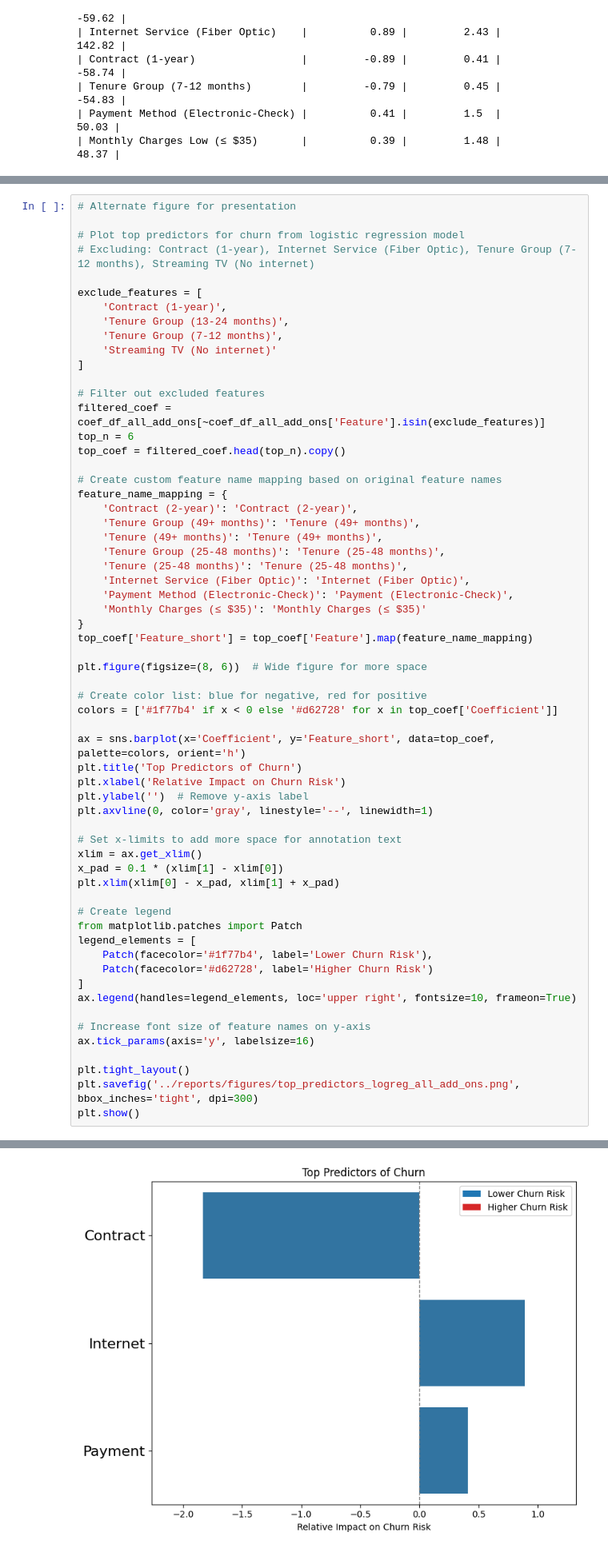
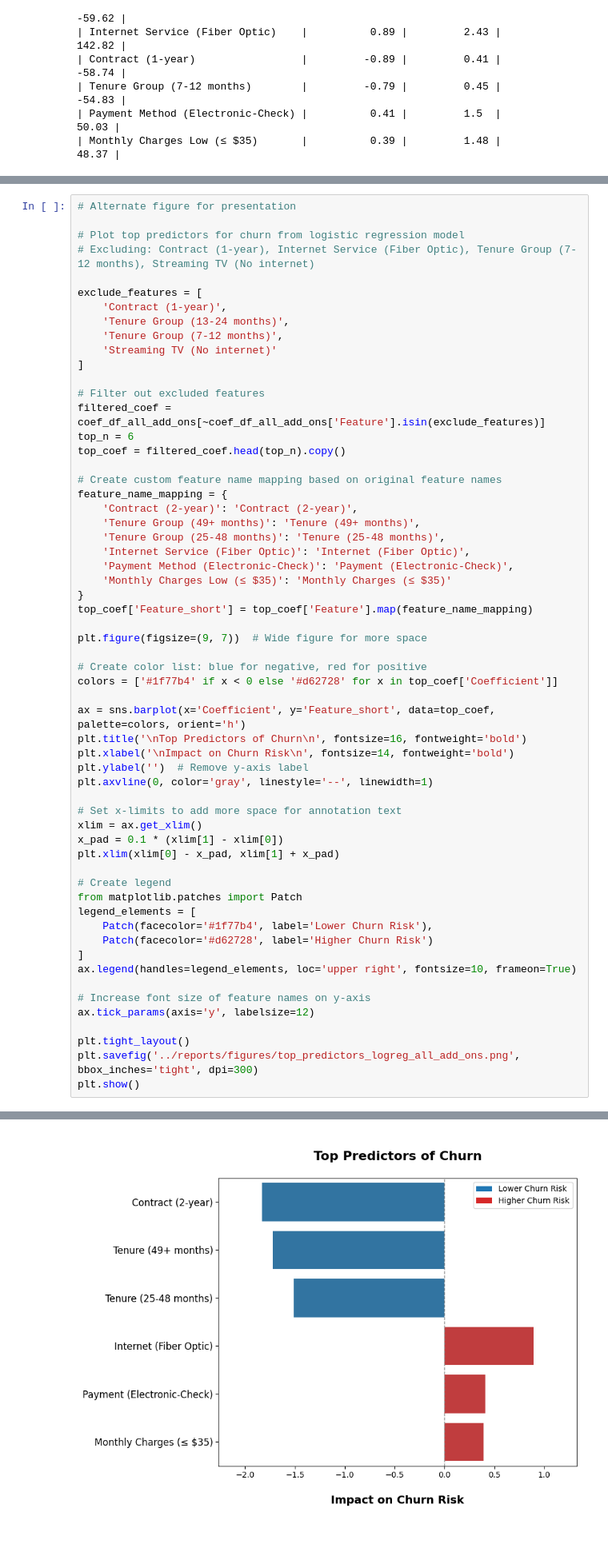
Before and after one commit to amschiltz/springboard_projects, a Jupyter notebook: Capstone_2/notebooks/04_telco_churn_modeling.ipynb, the cells around one changed output, grey strips where cells are left out. Shown at 80% size. Saved outputs shown, nothing was run; the diff lists cells and outputs as text.

```diff
--- a/Capstone_2/notebooks/04_telco_churn_modeling.ipynb
+++ b/Capstone_2/notebooks/04_telco_churn_modeling.ipynb
@@ -1353,50 +1353,48 @@ top_coef = filtered_coef.head(top_n).copy()
 feature_name_mapping = {
     'Contract (2-year)': 'Contract (2-year)',
     'Tenure Group (49+ months)': 'Tenure (49+ months)',
-    'Tenure (49+ months)': 'Tenure (49+ months)',
     'Tenure Group (25-48 months)': 'Tenure (25-48 months)',
-    'Tenure (25-48 months)': 'Tenure (25-48 months)',
     'Internet Service (Fiber Optic)': 'Internet (Fiber Optic)',
     'Payment Method (Electronic-Check)': 'Payment (Electronic-Check)',
-    'Monthly Charges (≤ $35)': 'Monthly Charges (≤ $35)'
+    'Monthly Charges Low (≤ $35)': 'Monthly Charges (≤ $35)'
 }
 top_coef['Feature_short'] = top_coef['Feature'].map(feature_name_mapping)
 
-plt.figure(figsize=(8, 6))  # Wide figure for more space
+plt.figure(figsize=(9, 7))  # Wide figure for more space
 
 # Create color list: blue for negative, red for positive
 colors = ['#1f77b4' if x < 0 else '#d62728' for x in top_coef['Coefficient']]
 
 ax = sns.barplot(x='Coefficient', y='Feature_short', data=top_coef, palette=colors, orient='h')
-plt.title('Top Predictors of Churn')
-plt.xlabel('Relative Impact on Churn Risk')
+plt.title('\nTop Predictors of Churn\n', fontsize=16, fontweight='bold')
+plt.xlabel('\nImpact on Churn Risk\n', fontsize=14, fontweight='bold')
 plt.ylabel('')  # Remove y-axis label
 plt.axvline(0, color='gray', linestyle='--', linewidth=1)
 
 # Set x-limits to add more space for annotation text
 xlim = ax.get_xlim()
 x_pad = 0.1 * (xlim[1] - xlim[0])
 plt.xlim(xlim[0] - x_pad, xlim[1] + x_pad)
 
 # Create legend
 from matplotlib.patches import Patch
 legend_elements = [
     Patch(facecolor='#1f77b4', label='Lower Churn Risk'),
     Patch(facecolor='#d62728', label='Higher Churn Risk')
 ]
 ax.legend(handles=legend_elements, loc='upper right', fontsize=10, frameon=True)
 
 # Increase font size of feature names on y-axis
-ax.tick_params(axis='y', labelsize=16)
+ax.tick_params(axis='y', labelsize=12)
 
 plt.tight_layout()
 plt.savefig('../reports/figures/top_predictors_logreg_all_add_ons.png', bbox_inches='tight', dpi=300)
 plt.show()
 # %% [output]
 Passing `palette` without assigning `hue` is deprecated and will be removed in v0.14.0. Assign the `y` variable to `hue` and set `legend=False` for the same effect.
 
   ax = sns.barplot(x='Coefficient', y='Feature_short', data=top_coef, palette=colors, orient='h')
-[figure, old version]
+[figure, new version]
 # %% [markdown]
 ## 7. Interpretation of Top Coefficients
 
```
Also changed, not shown: 1 other file.
